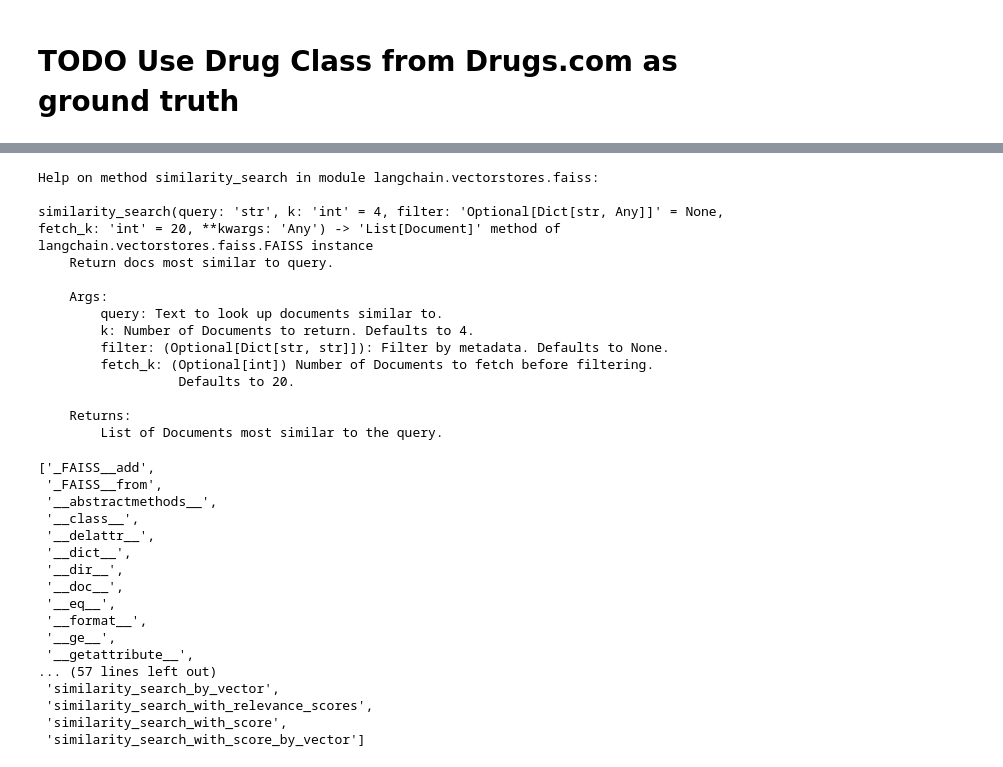
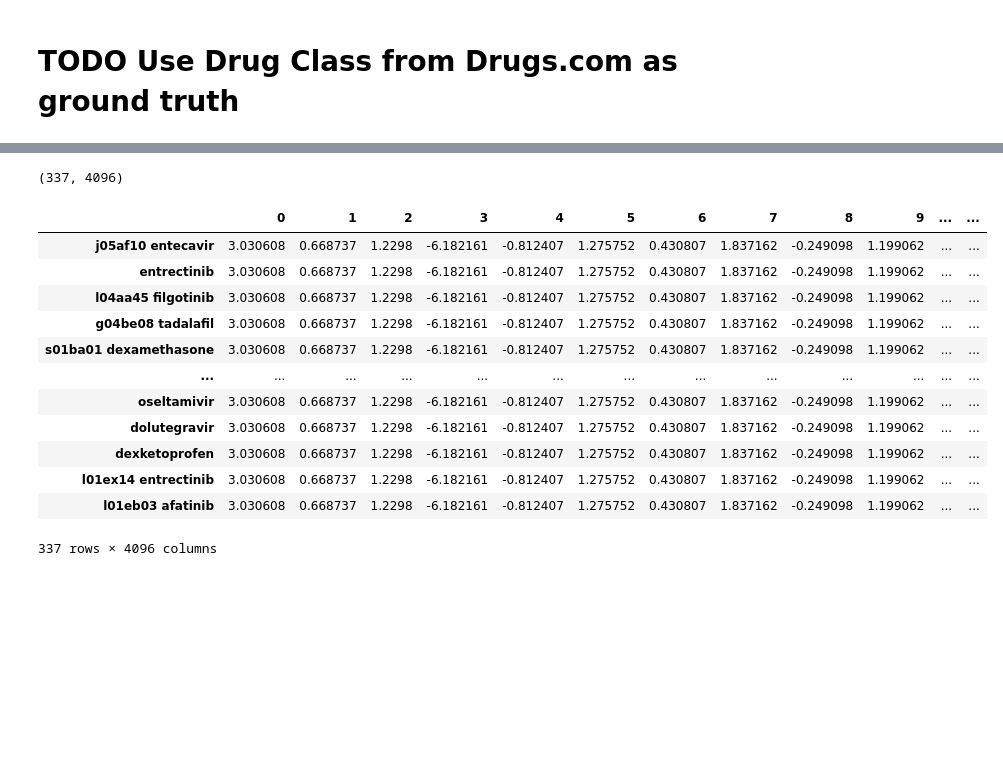
Before and after one commit to ariellubonja/drugs-embedding, a Jupyter notebook: Bio_ClinicalBERT-embeddings.ipynb, the cells around one changed output, grey strips where cells are left out. Drawn from its saved outputs; the diff is of its cells as text; code cells hidden in the pictures; blank space fills up the shorter version.

```diff
--- a/Bio_ClinicalBERT-embeddings.ipynb
+++ b/Bio_ClinicalBERT-embeddings.ipynb
@@ -241,4 +280,0 @@ AVX = 0 | AVX2 = 0 | AVX512 = 0 | AVX512_VBMI = 0 | AVX512_VNNI = 0 | FMA = 0 |
-# %%
-text = "ibuprofen"
-query_result = llama.embed_query(text)
-np.array(query_result).shape
@@ -318,37 +281,28 @@ all_pairwise_similarities
-# %%
-help(db0.similarity_search)
-# %% [output]
-Help on method similarity_search in module langchain.vectorstores.faiss:
-
-similarity_search(query: 'str', k: 'int' = 4, filter: 'Optional[Dict[str, Any]]' = None, fetch_k: 'int' = 20, **kwargs: 'Any') -> 'List[Document]' method of langchain.vectorstores.faiss.FAISS instance
-    Return docs most similar to query.
-
-    Args:
-        query: Text to look up documents similar to.
-        k: Number of Documents to return. Defaults to 4.
-        filter: (Optional[Dict[str, str]]): Filter by metadata. Defaults to None.
-        fetch_k: (Optional[int]) Number of Documents to fetch before filtering.
-                  Defaults to 20.
-
-    Returns:
-        List of Documents most similar to the query.
-# %%
-dir(db0)
-# %% [output]
-['_FAISS__add',
- '_FAISS__from',
- '__abstractmethods__',
- '__class__',
- '__delattr__',
- '__dict__',
- '__dir__',
- '__doc__',
- '__eq__',
- '__format__',
- '__ge__',
- '__getattribute__',
-... (57 lines left out)
- 'similarity_search_by_vector',
- 'similarity_search_with_relevance_scores',
- 'similarity_search_with_score',
- 'similarity_search_with_score_by_vector']
+# %%
+llama_embeddings = []
+
+for drug in selected_molecules:
+    llama_embeddings.append(np.array(llama.embed_query(text)))
+
+llama_embeddings = np.array(llama_embeddings)
+# %%
+llama_embeddings.shape
+# %% [output]
+(337, 4096)
+# %%
+df_embeddings = pd.DataFrame(llama_embeddings, index=selected_molecules)
+df_embeddings
+# %% [output]
+|  | 0 | 1 | 2 | 3 | 4 | 5 | 6 | 7 | 8 | 9 | ... | ... |
+| j05af10 entecavir | 3.030608 | 0.668737 | 1.2298 | -6.182161 | -0.812407 | 1.275752 | 0.430807 | 1.837162 | -0.249098 | 1.199062 | ... | ... |
+| entrectinib | 3.030608 | 0.668737 | 1.2298 | -6.182161 | -0.812407 | 1.275752 | 0.430807 | 1.837162 | -0.249098 | 1.199062 | ... | ... |
+| l04aa45 filgotinib | 3.030608 | 0.668737 | 1.2298 | -6.182161 | -0.812407 | 1.275752 | 0.430807 | 1.837162 | -0.249098 | 1.199062 | ... | ... |
+| g04be08 tadalafil | 3.030608 | 0.668737 | 1.2298 | -6.182161 | -0.812407 | 1.275752 | 0.430807 | 1.837162 | -0.249098 | 1.199062 | ... | ... |
+| s01ba01 dexamethasone | 3.030608 | 0.668737 | 1.2298 | -6.182161 | -0.812407 | 1.275752 | 0.430807 | 1.837162 | -0.249098 | 1.199062 | ... | ... |
+| ... | ... | ... | ... | ... | ... | ... | ... | ... | ... | ... | ... | ... |
+| oseltamivir | 3.030608 | 0.668737 | 1.2298 | -6.182161 | -0.812407 | 1.275752 | 0.430807 | 1.837162 | -0.249098 | 1.199062 | ... | ... |
+| dolutegravir | 3.030608 | 0.668737 | 1.2298 | -6.182161 | -0.812407 | 1.275752 | 0.430807 | 1.837162 | -0.249098 | 1.199062 | ... | ... |
+| dexketoprofen | 3.030608 | 0.668737 | 1.2298 | -6.182161 | -0.812407 | 1.275752 | 0.430807 | 1.837162 | -0.249098 | 1.199062 | ... | ... |
+| l01ex14 entrectinib | 3.030608 | 0.668737 | 1.2298 | -6.182161 | -0.812407 | 1.275752 | 0.430807 | 1.837162 | -0.249098 | 1.199062 | ... | ... |
+| l01eb03 afatinib | 3.030608 | 0.668737 | 1.2298 | -6.182161 | -0.812407 | 1.275752 | 0.430807 | 1.837162 | -0.249098 | 1.199062 | ... | ... |
+337 rows × 4096 columns
```
Also changed, not shown: parts of 36 cells of this notebook, 1 other file.
